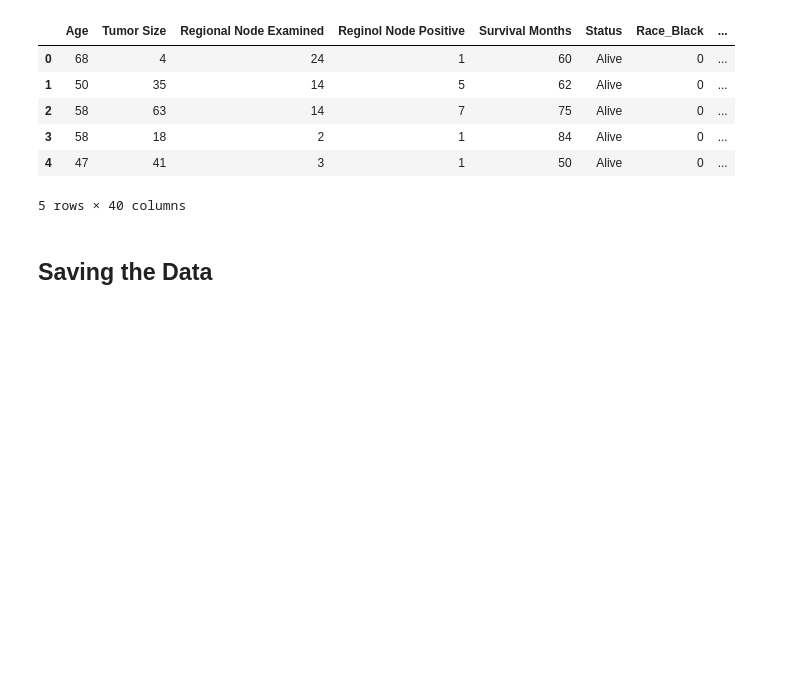
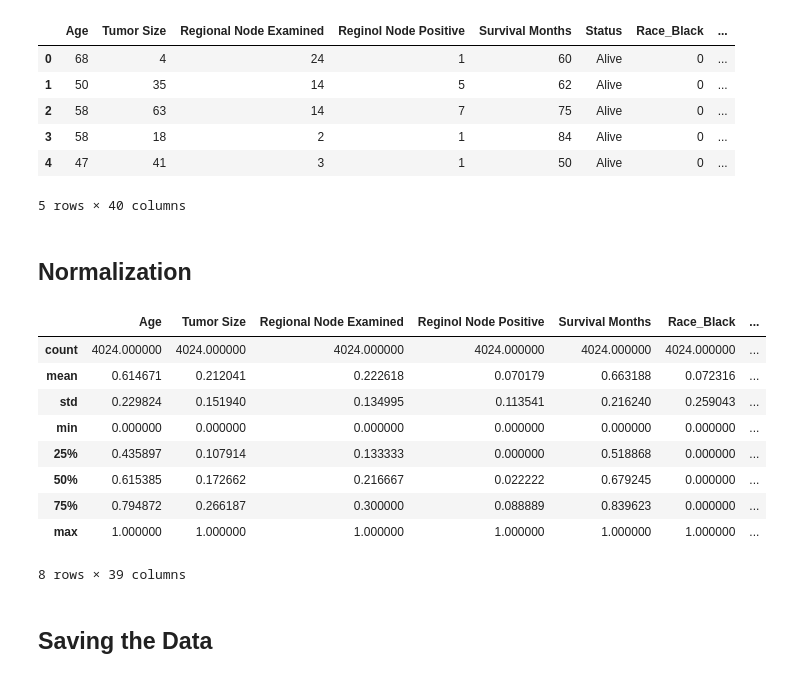
Before and after one commit to zivkovicbogdana/breast-cancer-prediction, a Jupyter notebook: preprocess.ipynb, the cells around one changed output. Saved outputs shown, nothing was run; the diff lists cells and outputs as text; code cells hidden in the pictures; blank space fills up the shorter version.

```diff
--- a/preprocess.ipynb
+++ b/preprocess.ipynb
@@ -95,6 +96,23 @@ data.head()
 | 3 | 58 | 18 | 2 | 1 | 84 | Alive | 0 | ... |
 | 4 | 47 | 41 | 3 | 1 | 50 | Alive | 0 | ... |
 5 rows × 40 columns
+# %% [markdown]
+## Normalization
+# %%
+min_max_scaler = MinMaxScaler()
+data[['Age','Tumor Size','Regional Node Examined','Reginol Node Positive','Survival Months']] = min_max_scaler.fit_transform(data[['Age','Tumor Size','Regional Node Examined','Reginol Node Positive','Survival Months']])
+data.describe()
+# %% [output]
+|  | Age | Tumor Size | Regional Node Examined | Reginol Node Positive | Survival Months | Race_Black | ... |
+| count | 4024.000000 | 4024.000000 | 4024.000000 | 4024.000000 | 4024.000000 | 4024.000000 | ... |
+| mean | 0.614671 | 0.212041 | 0.222618 | 0.070179 | 0.663188 | 0.072316 | ... |
+| std | 0.229824 | 0.151940 | 0.134995 | 0.113541 | 0.216240 | 0.259043 | ... |
+| min | 0.000000 | 0.000000 | 0.000000 | 0.000000 | 0.000000 | 0.000000 | ... |
+| 25% | 0.435897 | 0.107914 | 0.133333 | 0.000000 | 0.518868 | 0.000000 | ... |
+| 50% | 0.615385 | 0.172662 | 0.216667 | 0.022222 | 0.679245 | 0.000000 | ... |
+| 75% | 0.794872 | 0.266187 | 0.300000 | 0.088889 | 0.839623 | 0.000000 | ... |
+| max | 1.000000 | 1.000000 | 1.000000 | 1.000000 | 1.000000 | 1.000000 | ... |
+8 rows × 39 columns
 # %% [markdown]
 ## Saving the Data
 # %%
```
Also changed, not shown: parts of 1 cell of this notebook, 2 other files.
